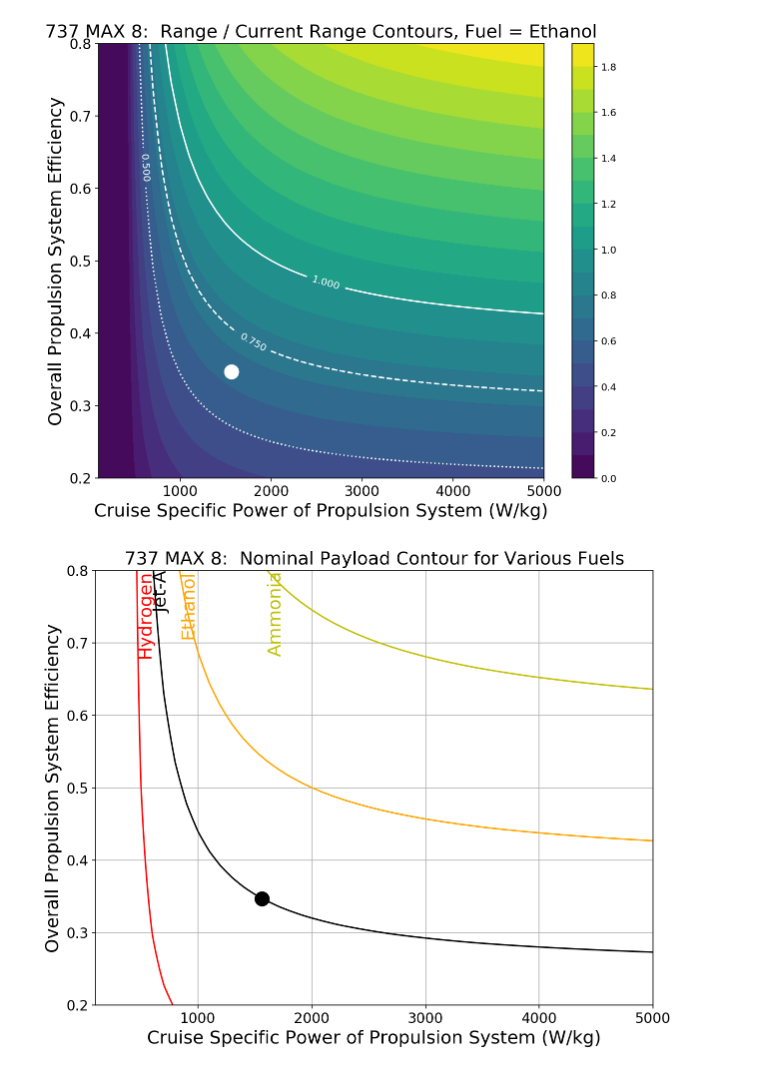
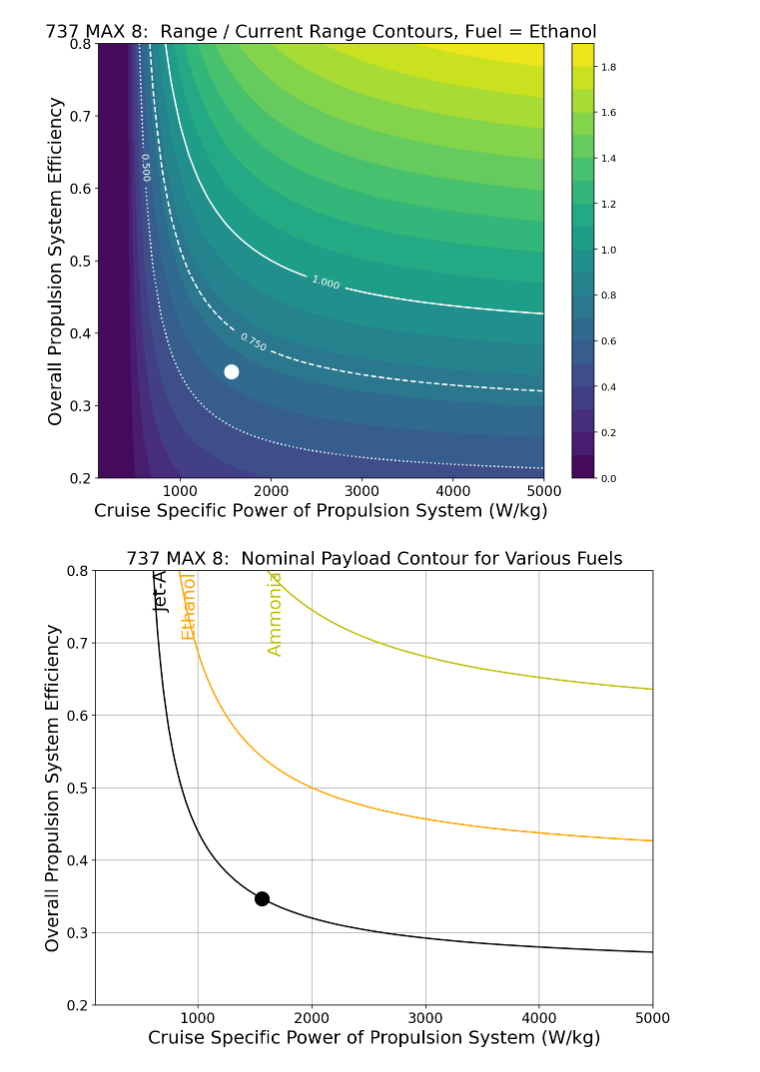
Before and after one commit to davetew/Zero-Carbon-Aviation, a Jupyter notebook: Zero_Carbon_Aviation_Colab_v2.ipynb, the cells around one changed output. Saved outputs shown, nothing was run; the diff lists cells and outputs as text; code cells hidden in the pictures.

```diff
--- a/Zero_Carbon_Aviation_Colab_v2.ipynb
+++ b/Zero_Carbon_Aviation_Colab_v2.ipynb
@@ -91,12 +103,14 @@ class Fuel:
     """Fuel specification class"""
     def __init__(self, phase_definition=None,
                  specific_cost=None,
-                 liquid_density=None):
+                 liquid_density=None,
+                 stored_mass_fraction=1):
 
         self.phase_definition = phase_definition
         self.phase = ct.Solution(source=phase_definition)
         self.specific_cost = specific_cost
         self.liquid_density = liquid_density
+        self.stored_mass_fraction = stored_mass_fraction
 
     @property
     def cost_liquid_volume_specific(self, unit_string='usd/liter'):
@@ -147,6 +161,10 @@ class Fuel:
 
       return Q_( (reactants.enthalpy_mass - products.enthalpy_mass) / Y_fuel,
                 ureg['J/kg'] )
+
+    @property
+    def stored_lower_heating_value(self):
+      return self.lower_heating_value * self.stored_mass_fraction
 
     @property
     def cost_energy_specific(self, unit_string='usd/kWh'):
@@ -236,7 +254,8 @@ class Ammonia(Fuel):
 
 class Hydrogen(Fuel):
     """Hydrogen per the NASA CEA Code Specification"""
-    def __init__(self, specific_cost=Q_(4, ureg['usd/kg'])):
+    def __init__(self, specific_cost=Q_(4, ureg['usd/kg']),
+                 stored_mass_fraction=1):
 
       self.name = 'Hydrogen'
 
@@ -248,7 +267,8 @@ class Hydrogen(Fuel):
                         options=['skip_undeclared_elements'],
                         initial_state=state(temperature=300, pressure=101325))''',
                     specific_cost=specific_cost,
-                    liquid_density=Q_(71, ureg['kg/meter**3']))
+                    liquid_density=Q_(71, ureg['kg/meter**3']),
+                    stored_mass_fraction=stored_mass_fraction)
 
 class Ethanol(Fuel):
     """Ethanol per the NASA CEA Code Specification"""
@@ -977,15 +1016,16 @@ class Aircraft:
           Assumed x -- Lower Heating Value (Wh/kg)
           """
 
-      Fuels = [Ammonia(), Ethanol(), JetA(), Hydrogen()]
+      #Fuels = [Ammonia(), Ethanol(), JetA(), Hydrogen(stored_mass_fraction=1.0)]
+      Fuels = [Ammonia(), Ethanol(), JetA()]
       linestyles = ['-.', '--', ':', '-']
       colors = ['y','orange','w','r']
 
       for fuel, linestyle, color in zip(Fuels, linestyles, colors):
-        plt.plot(fuel.lower_heating_value.to('kWh/kg')*np.ones(2),
+        plt.plot(fuel.stored_lower_heating_value.to('kWh/kg')*np.ones(2),
                  [np.min(η_overall),np.max(η_overall)],
                 linestyle=linestyle, linewidth=2.0, color=color)
-        plt.text(fuel.lower_heating_value.to('kWh/kg').magnitude-2,
+        plt.text(fuel.stored_lower_heating_value.to('kWh/kg').magnitude-1.5,
                  np.min(η_overall)+0.02,
                  fuel.name, rotation=90, color=color,
                  verticalalignment='bottom', fontsize=18)
@@ -1173,7 +1213,7 @@ class Aircraft:
 
     def MultiFuelPayloadTechContour(self, CustomRange=None, Fuels= [Ammonia(), Ethanol(), JetA(), Hydrogen()],
                                  η_overall = np.linspace(0.2,0.8,50),
-                                 Spec_Pow = Q_( np.linspace(100,5000), ureg['W/kg']),
+                                 Spec_Pow = Q_( np.linspace(100,5000,100), ureg['W/kg']),
                                  payload_units='kg'):
 
       linestyles = ['-.', '--', ':', '-']
@@ -1189,7 +1229,7 @@ class Aircraft:
 
         # Initial to final aircraft weight ratio
         ϕ = lambda η_o : np.exp( Range * self._g / self.Lift2Drag /
-                                 η_o / fuel.lower_heating_value ).to(ureg[''])
+                                 η_o / fuel.stored_lower_heating_value ).to(ureg[''])
 
         # Propulsion System Weight as a function of the specific power
         PropulsionWeight = lambda σ: ( self.CruiseThrustPower / σ ).to('kg')
@@ -1282,6 +1347,6 @@ AC.RangeTechnologyContour(Fuel=Ethanol())
 # %% [output]
 [figure]
 # %%
-FuelTechCon = AC.MultiFuelPayloadTechContour();
+FuelTechCon = AC.MultiFuelPayloadTechContour(Fuels= [Ammonia(), Ethanol(), JetA()]);
 # %% [output]
-[figure, old version]
+[figure, new version]
```
Also changed, not shown: parts of 22 cells of this notebook.
